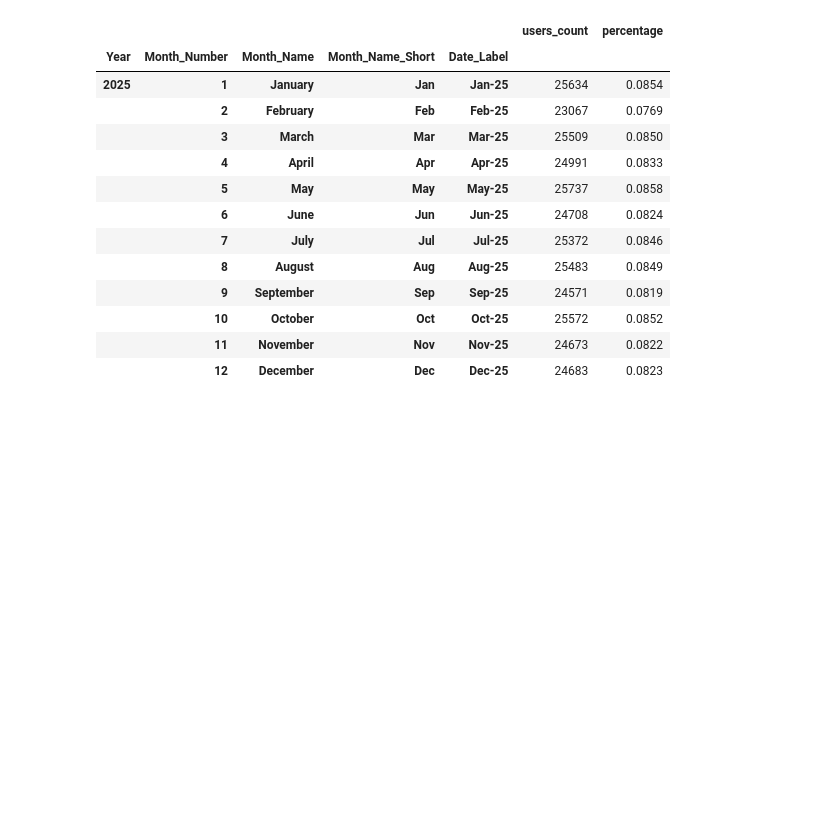
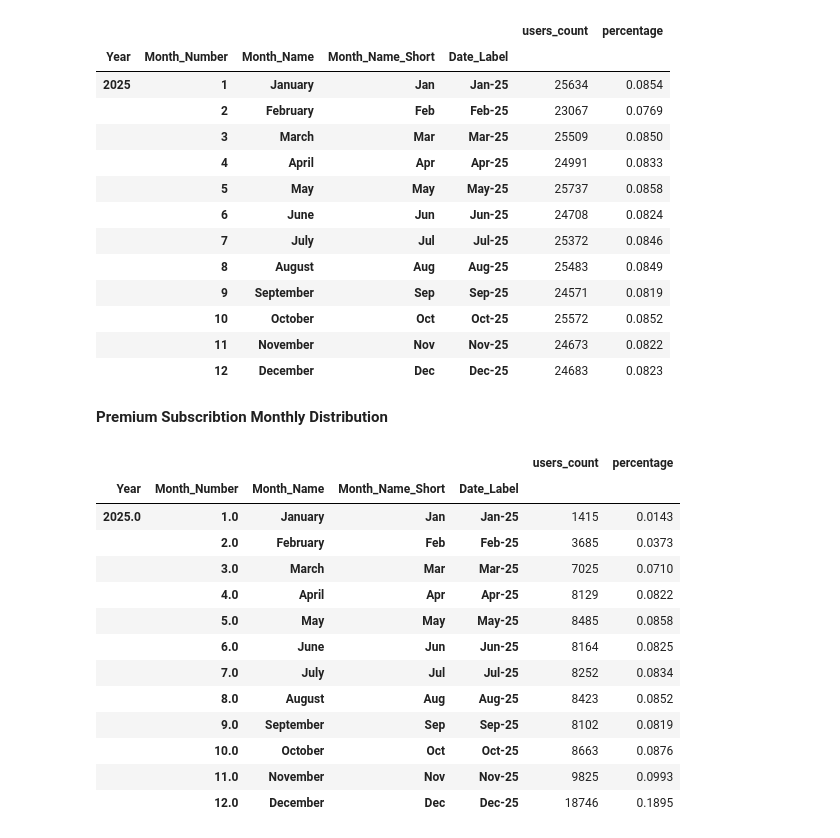
Before and after one commit to ahadel943/product_feature_performance_analysis, a Jupyter notebook: eda/01.users_eda.ipynb, the cells around one changed output. Saved outputs shown, nothing was run; the diff lists cells and outputs as text; code cells hidden in the pictures; blank space fills up the shorter version.

Commit message:
EDA: Premium subscription Monthly Distribution

```diff
--- a/eda/01.users_eda.ipynb
+++ b/eda/01.users_eda.ipynb
@@ -248,3 +248,38 @@ users_monthly_signup
 |  | 10 | October | Oct | Oct-25 | 25572 | 0.0852 |
 |  | 11 | November | Nov | Nov-25 | 24673 | 0.0822 |
 |  | 12 | December | Dec | Dec-25 | 24683 | 0.0823 |
+# %% [markdown]
+**Premium Subscribtion Monthly Distribution**
+# %%
+premium_subs_monthly_distribution = (
+    users
+        .assign(
+            Year = lambda df: df["premium_start_date"].dt.year,
+            Month_Number = lambda df: df["premium_start_date"].dt.month,
+            Month_Name = lambda df: df["premium_start_date"].dt.month_name(),
+            Month_Name_Short = lambda df: df["premium_start_date"].dt.strftime("%b"),
+            Date_Label = lambda df: df["premium_start_date"].dt.strftime("%b-%y")
+        )
+        .groupby(["Year", "Month_Number", "Month_Name", "Month_Name_Short", "Date_Label"])
+        .agg(
+            users_count = ("user_id", "count")
+        )
+)
+premium_subs_monthly_distribution["percentage"] = (premium_subs_monthly_distribution["users_count"] / premium_subs_monthly_distribution["users_count"].sum()).round(4)
+premium_subs_monthly_distribution.to_csv("../../output/premium_subs_monthly_distribution.csv")
+premium_subs_monthly_distribution
+# %% [output]
+|  |  |  |  |  | users_count | percentage |
+| Year | Month_Number | Month_Name | Month_Name_Short | Date_Label |  |  |
+| 2025.0 | 1.0 | January | Jan | Jan-25 | 1415 | 0.0143 |
+|  | 2.0 | February | Feb | Feb-25 | 3685 | 0.0373 |
+|  | 3.0 | March | Mar | Mar-25 | 7025 | 0.0710 |
+|  | 4.0 | April | Apr | Apr-25 | 8129 | 0.0822 |
+|  | 5.0 | May | May | May-25 | 8485 | 0.0858 |
+|  | 6.0 | June | Jun | Jun-25 | 8164 | 0.0825 |
+|  | 7.0 | July | Jul | Jul-25 | 8252 | 0.0834 |
+|  | 8.0 | August | Aug | Aug-25 | 8423 | 0.0852 |
+|  | 9.0 | September | Sep | Sep-25 | 8102 | 0.0819 |
+|  | 10.0 | October | Oct | Oct-25 | 8663 | 0.0876 |
+|  | 11.0 | November | Nov | Nov-25 | 9825 | 0.0993 |
+|  | 12.0 | December | Dec | Dec-25 | 18746 | 0.1895 |
```
Also changed, not shown: 2 other files.
